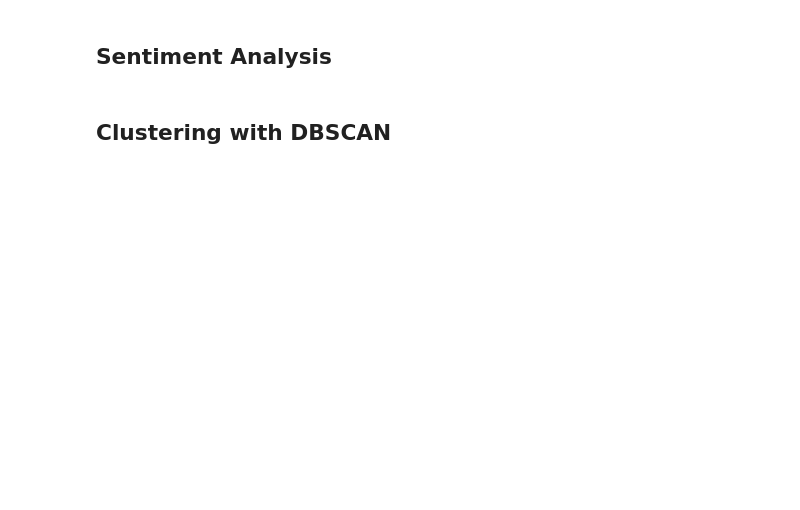
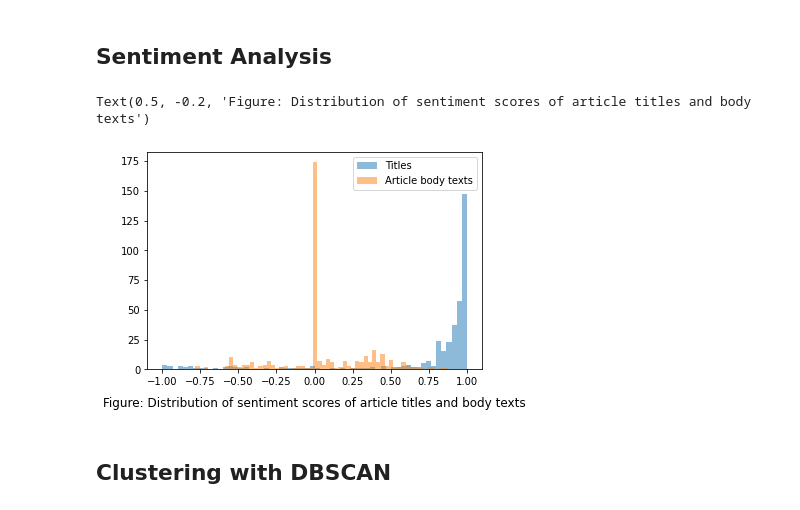
Before and after one commit to sachaschwab/NLP-Clustering, a Jupyter notebook: A3_DocumentNumber_3_Code_sacha_schwab.ipynb, the cells around one changed output. Saved outputs shown, nothing was run; the diff lists cells and outputs as text; code cells hidden in the pictures; blank space fills up the shorter version.

```diff
--- a/A3_DocumentNumber_3_Code_sacha_schwab.ipynb
+++ b/A3_DocumentNumber_3_Code_sacha_schwab.ipynb
@@ -475,6 +493,15 @@ def add_sentiments(df):
 ### Test cell above ###
 # df_sents = add_sentiments(df)
 # df_sents.head(1)
+# %%
+### VISUALIZE when necessary ###
+hist1 = plt.hist(df['sent_text'], bins=60, alpha=0.5, label='Titles');
+hist2 = plt.hist(df['sent_title'], bins=60, alpha=0.5, label='Body texts');
+plt.legend(['Titles', 'Article body texts'])
+plt.title('Figure: Distribution of sentiment scores of article titles and body texts', y=-0.2)
+# %% [output]
+Text(0.5, -0.2, 'Figure: Distribution of sentiment scores of article titles and body texts')
+[figure, added]
 # %% [markdown]
 ## Clustering with DBSCAN
 # %%
```
Also changed, not shown: parts of 23 cells of this notebook, 10 other files.
